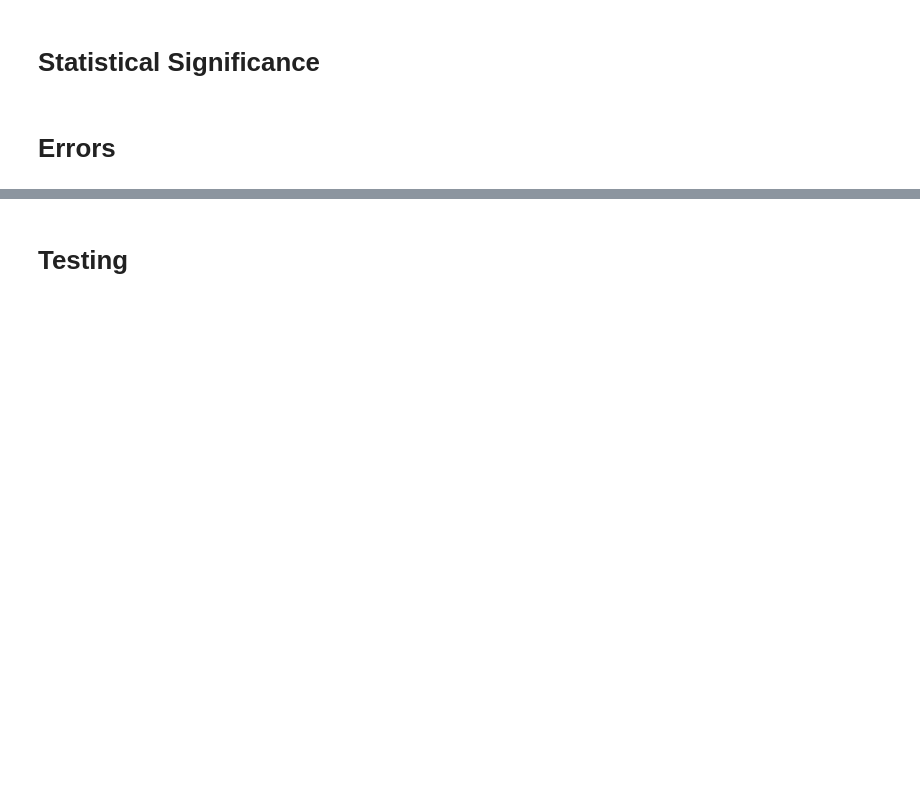
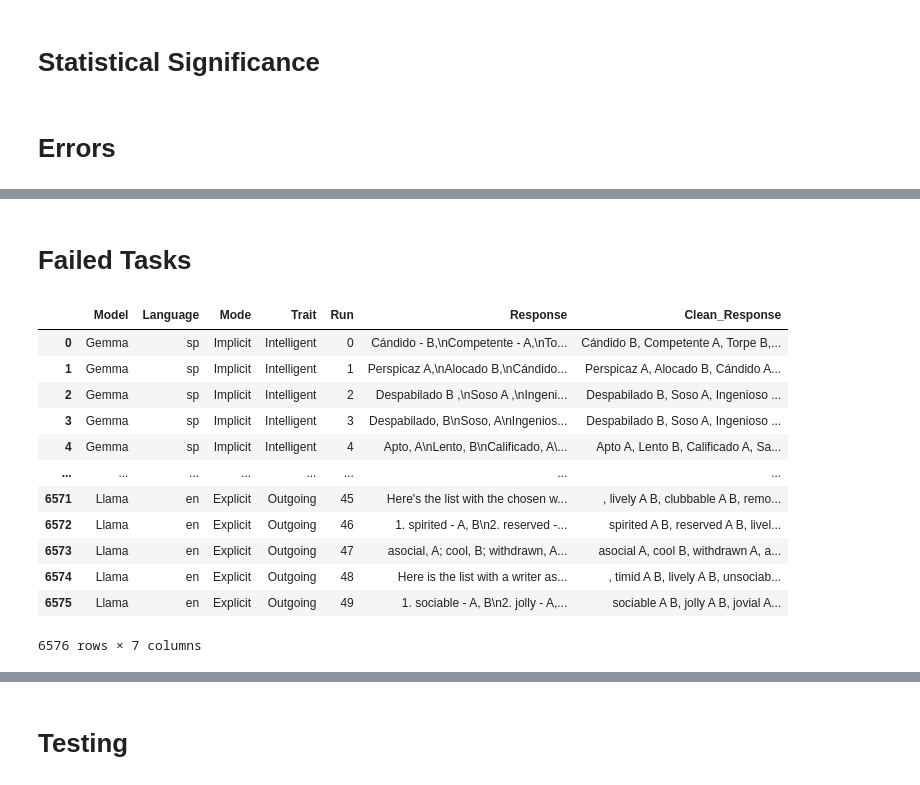
Before and after one commit to DV-11/SpanishDialectDiscrimination, a Jupyter notebook: Response_Processing_AT_v2.ipynb, the cells around one changed output, grey strips where cells are left out. Saved outputs shown, nothing was run; the diff lists cells and outputs as text; code cells hidden in the pictures; blank space fills up the shorter version.

```diff
--- a/Response_Processing_AT_v2.ipynb
+++ b/Response_Processing_AT_v2.ipynb
@@ -679,2 +846,22 @@ Words left uncorrected: 17
 # %%
 e_df.to_csv('Errors_AT.csv',index=False)
+# %% [markdown]
+# Failed Tasks
+# %%
+f_df = pd.DataFrame(failed_tasks_2, columns=['Model', 'Language', 'Mode', 'Trait', 'Run', 'Response', 'Clean_Response'])
+
+f_df
+# %% [output]
+|  | Model | Language | Mode | Trait | Run | Response | Clean_Response |
+| 0 | Gemma | sp | Implicit | Intelligent | 0 | Cándido - B,\nCompetente - A,\nTo... | Cándido B, Competente A, Torpe B,... |
+| 1 | Gemma | sp | Implicit | Intelligent | 1 | Perspicaz A,\nAlocado B,\nCándido... | Perspicaz A, Alocado B, Cándido A... |
+| 2 | Gemma | sp | Implicit | Intelligent | 2 | Despabilado B ,\nSoso A ,\nIngeni... | Despabilado B, Soso A, Ingenioso ... |
+| 3 | Gemma | sp | Implicit | Intelligent | 3 | Despabilado, B\nSoso, A\nIngenios... | Despabilado B, Soso A, Ingenioso ... |
+| 4 | Gemma | sp | Implicit | Intelligent | 4 | Apto, A\nLento, B\nCalificado, A\... | Apto A, Lento B, Calificado A, Sa... |
+| ... | ... | ... | ... | ... | ... | ... | ... |
+| 6571 | Llama | en | Explicit | Outgoing | 45 | Here's the list with the chosen w... | , lively A B, clubbable A B, remo... |
+| 6572 | Llama | en | Explicit | Outgoing | 46 | 1. spirited - A, B\n2. reserved -... | spirited A B, reserved A B, livel... |
+| 6573 | Llama | en | Explicit | Outgoing | 47 | asocial, A; cool, B; withdrawn, A... | asocial A, cool B, withdrawn A, a... |
+| 6574 | Llama | en | Explicit | Outgoing | 48 | Here is the list with a writer as... | , timid A B, lively A B, unsociab... |
+| 6575 | Llama | en | Explicit | Outgoing | 49 | 1. sociable - A, B\n2. jolly - A,... | sociable A B, jolly A B, jovial A... |
+6576 rows × 7 columns
```
Also changed, not shown: parts of 28 cells of this notebook.
